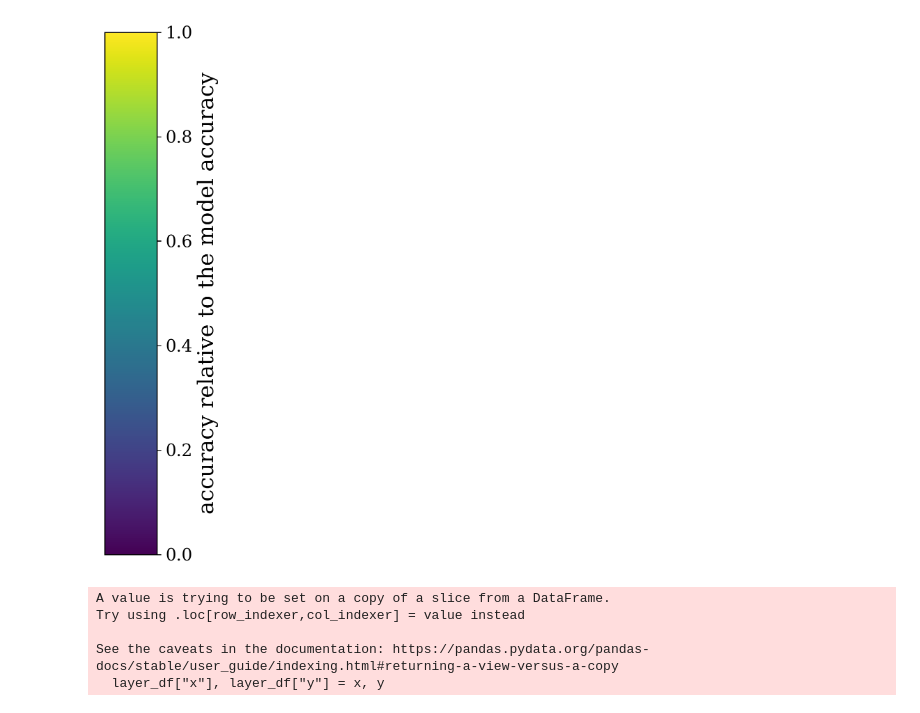
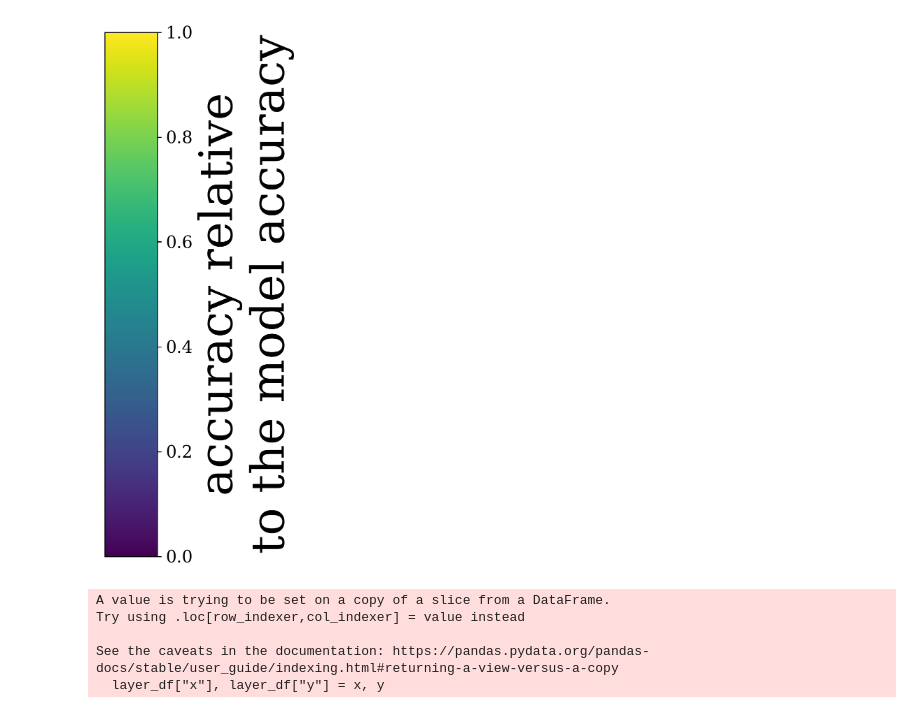
Before and after one commit to MLRichter/phd-lab, a Jupyter notebook: size_matters_plots_2.ipynb, the cells around one changed output. Drawn from its saved outputs; the diff is of its cells as text; code cells hidden in the pictures.

```diff
--- a/size_matters_plots_2.ipynb
+++ b/size_matters_plots_2.ipynb
@@ -98,18 +98,18 @@ def get_heatmaps(file: str) -> Dict[str, np.ndarray]:
 # %%
 import pylab as pl
 import numpy as np
 
 a = np.array([[0,1]])
 pl.figure(figsize=(0.75, 10))
 img = pl.imshow(a)
 pl.gca().set_visible(False)
 cax = pl.axes([0.1, 0.2, 0.8, 0.6])
 cbar = pl.colorbar(orientation="vertical", cax=cax)
-cbar.set_label("accuracy relative to the model accuracy")
+cbar.set_label("accuracy relative\nto the model accuracy", fontsize=38)
 savepath = join(path, "colorbar.png")
 pl.savefig(savepath, bbox_inches='tight')
 # %% [output]
-[figure, old version]
+[figure, new version]
 # %%
 heatmaps = get_heatmaps(resnet18)
 
```
Also changed, not shown: 18 other files.
